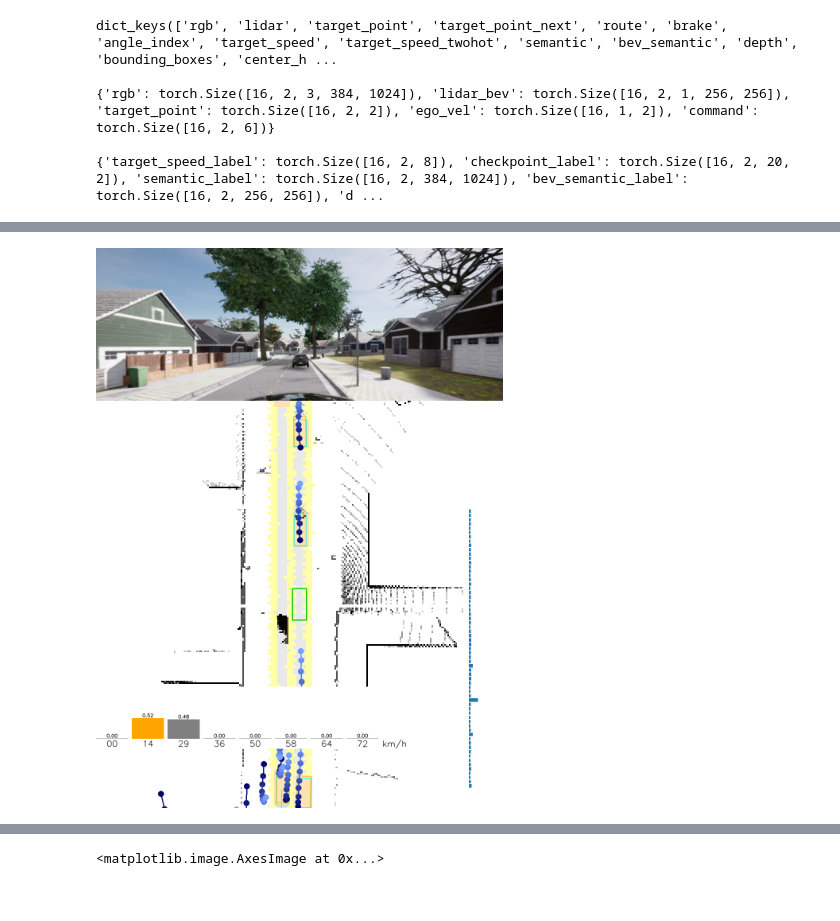
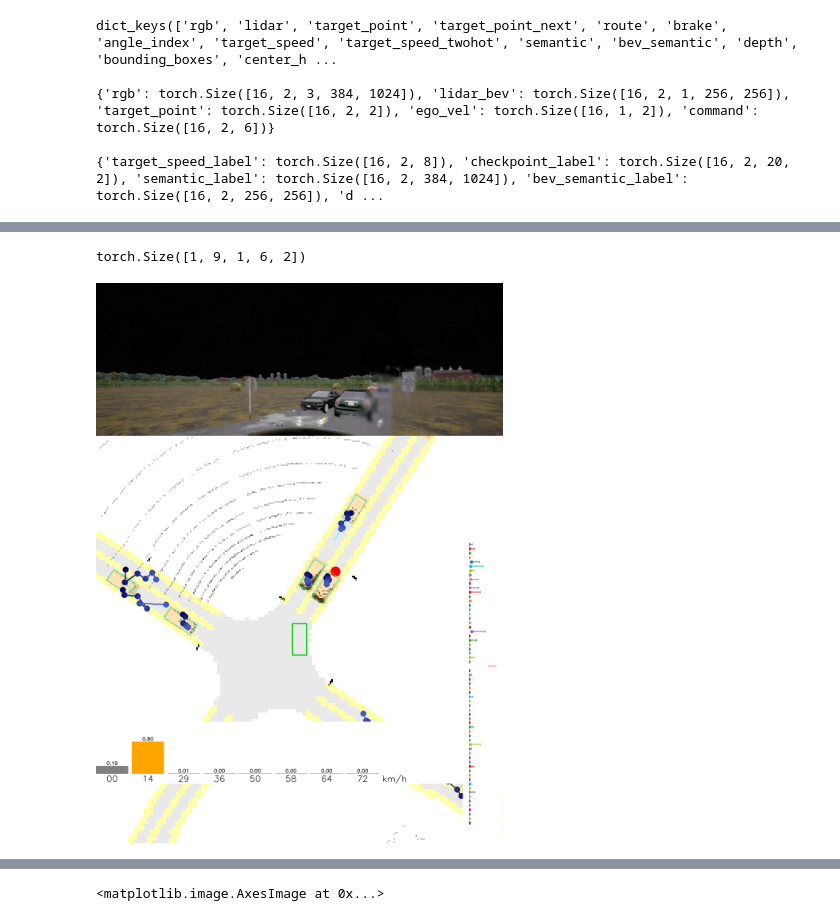
Before and after one commit to andreas122001/AD_specialization_project, a Jupyter notebook: team_code/0_test.ipynb, the cells around one changed output, grey strips where cells are left out. Drawn from its saved outputs; the diff is of its cells as text; code cells hidden in the pictures.

```diff
--- a/team_code/0_test.ipynb
+++ b/team_code/0_test.ipynb
@@ -19,8 +19,8 @@ config.seq_step = 1
 config.img_seq_len = 1
 config.img_step_size = 1
 config.lidar_seq_len = 1
-config.trajectory_step_size = 1
-config.trajectory_pred_len = 10
+config.trajectory_step_size = 2
+config.trajectory_pred_len = 6
 config.use_wp_gru = True
 config.smooth_route = False
 config.use_trajectory_prediction = True
@@ -396,9 +394,0 @@ Total parameters in temporal_fusor: 6_342_912 (4.96%)
-# %%
-missing_keys, unexpected_keys = net.load_state_dict(
-    torch.load(
-        "../results/training/stage2/tfpp_s2s1/model_0030.pth", map_location=device, weights_only=True
-    ),
-    strict=False,
-)
-print(f"Missing modules:", list(set(missing_keys)))
-print(f"Unexpected modules:", list(set(unexpected_keys)))
@@ -409,0 +395,6 @@ index += 10
+# %%
+index += 4
+data_point = {k: torch.tensor(v).unsqueeze(0).repeat_interleave(2,0) for k, v in dataset[index].items()}
+sample = data_point["rgb"][0,-1].numpy().transpose(1, 2, 0)
+plt.axis('off')
+plt.imshow(sample)
@@ -479,8 +453,23 @@ plt.show()
+# %%
+background = pred_trajectories_confidence.softmax(-1)[0, :, -1].detach().cpu()
+valid = pred_trajectories_confidence[0].argmax(-1) != pred_trajectories_confidence.shape[-1] - 1
+modes = pred_trajectories_confidence.argmax(-1)[0][torch.where(valid)].detach().cpu()
+valid_trajectories = pred_trajectories[0][torch.where(valid)].detach().cpu()
+valid_trajectories = valid_trajectories[torch.arange(valid_trajectories.shape[0]), modes]
+valid_trajectories = valid_trajectories.unsqueeze(0).unsqueeze(2)
+
+valid_trajectories.shape
+# pred_trajectories[0][:, torch.where(background < 0.5)[0]].shape
+# pred_trajectories.shape
+# background > 0.5
+# pred_trajectories_confidence.argmax(-1)
+# %% [output]
+torch.Size([1, 9, 1, 6, 2])
 # %%
 t = -1
-rgb = data_point["rgb"][:,-t]
-lidar_bev = data_point["lidar"][:,-t]
-target_point = data_point["target_point"][:,-t]
+rgb = data_point["rgb"][:,t]
+lidar_bev = data_point["lidar"][:,t]
+target_point = data_point["target_point"][:,t]
 
 
 image = net.visualize_model(
@@ -495,35 +484,35 @@ image = net.visualize_model(
         pred_bev_semantic=None,
         pred_depth=None,
         pred_checkpoint=None,
         pred_speed=pred_target_speed.softmax(-1),
         pred_target_speed_scalar=None,
         pred_bb=net.convert_features_to_bb_metric(pred_bounding_box),
-        pred_trajectories= pred_trajectories,
+        pred_trajectories= valid_trajectories,
         pred_trajectory_confidence=pred_trajectories_confidence,
         temporal_attn_weights=attn_weights,
         gt_wp=None,
         gt_checkpoints=None,
         gt_bbs=bb,
         gt_speed=None,
         gt_bev_semantic=bev,
         wp_selected=None,
 )
 image
 # image = np.array(image)
 
 # image.shape
 
 # # import cv2
 # # Add figure to image with cv2
 
 # f.canvas.draw()
 # img_plot = np.array(f.canvas.renderer.buffer_rgba())[:,:,:3]
 # image[-img_plot.shape[0]-1:-1, -img_plot.shape[1]-1:-1, :] = img_plot
 
 # plt.axis('off')
 # plt.imshow(image)
 # %% [output]
-[figure, old version]
+[figure, new version]
 # %%
 import matplotlib.pyplot as plt
 plt.figure(figsize=(8, 8))
```
Also changed, not shown: parts of 12 cells of this notebook, 3 other files.
